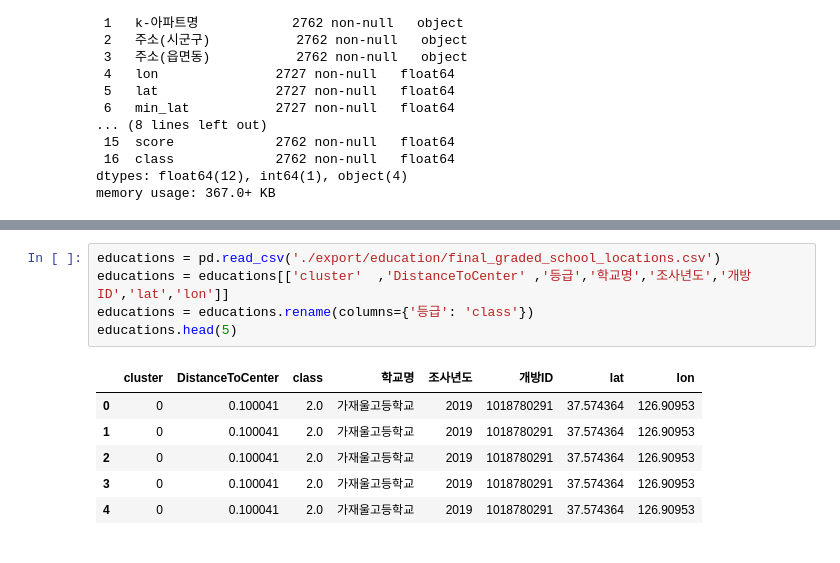
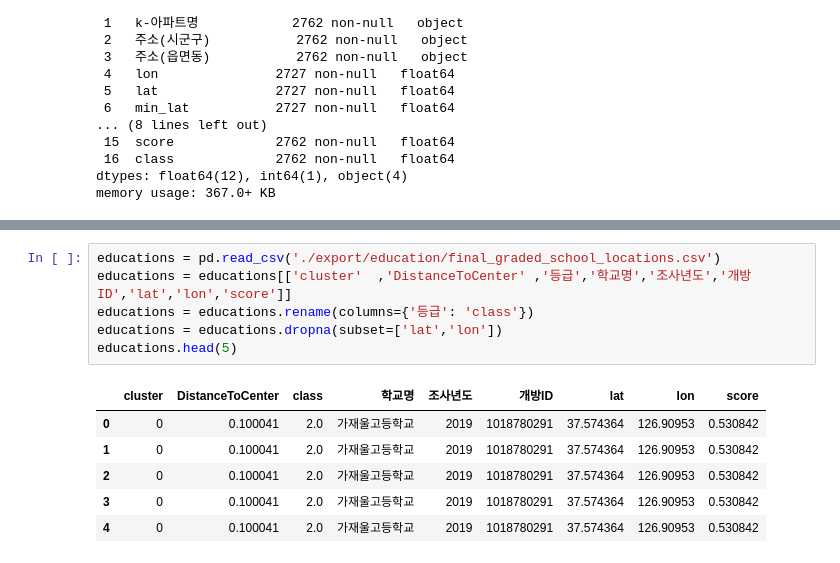
Before and after one commit to fenpon/Machine-Learning-Project1, a Jupyter notebook: mainModel.ipynb, the cells around one changed output, grey strips where cells are left out. Saved outputs shown, nothing was run; the diff lists cells and outputs as text.

```diff
--- a/mainModel.ipynb
+++ b/mainModel.ipynb
@@ -52,13 +56,14 @@ aparts.head(5)
 | 4 | A13991016 | 월계동원베네스트 | 노원구 | 월계동 | 127.058220 | 37.631732 | 37.604732 | 37.658732 | 127.031220 | 127.085220 | 0.729308 | ... |
 # %%
 educations = pd.read_csv('./export/education/final_graded_school_locations.csv')
-educations = educations[['cluster'	,'DistanceToCenter'	,'등급','학교명','조사년도','개방ID','lat','lon']]
+educations = educations[['cluster'	,'DistanceToCenter'	,'등급','학교명','조사년도','개방ID','lat','lon','score']]
 educations = educations.rename(columns={'등급': 'class'})
+educations = educations.dropna(subset=['lat','lon'])
 educations.head(5)
 # %% [output]
-|  | cluster | DistanceToCenter | class | 학교명 | 조사년도 | 개방ID | lat | lon |
-| 0 | 0 | 0.100041 | 2.0 | 가재울고등학교 | 2019 | 1018780291 | 37.574364 | 126.90953 |
-| 1 | 0 | 0.100041 | 2.0 | 가재울고등학교 | 2019 | 1018780291 | 37.574364 | 126.90953 |
-| 2 | 0 | 0.100041 | 2.0 | 가재울고등학교 | 2019 | 1018780291 | 37.574364 | 126.90953 |
-| 3 | 0 | 0.100041 | 2.0 | 가재울고등학교 | 2019 | 1018780291 | 37.574364 | 126.90953 |
-| 4 | 0 | 0.100041 | 2.0 | 가재울고등학교 | 2019 | 1018780291 | 37.574364 | 126.90953 |
+|  | cluster | DistanceToCenter | class | 학교명 | 조사년도 | 개방ID | lat | lon | score |
+| 0 | 0 | 0.100041 | 2.0 | 가재울고등학교 | 2019 | 1018780291 | 37.574364 | 126.90953 | 0.530842 |
+| 1 | 0 | 0.100041 | 2.0 | 가재울고등학교 | 2019 | 1018780291 | 37.574364 | 126.90953 | 0.530842 |
+| 2 | 0 | 0.100041 | 2.0 | 가재울고등학교 | 2019 | 1018780291 | 37.574364 | 126.90953 | 0.530842 |
+| 3 | 0 | 0.100041 | 2.0 | 가재울고등학교 | 2019 | 1018780291 | 37.574364 | 126.90953 | 0.530842 |
+| 4 | 0 | 0.100041 | 2.0 | 가재울고등학교 | 2019 | 1018780291 | 37.574364 | 126.90953 | 0.530842 |
```
Also changed, not shown: parts of 20 cells of this notebook, 9 other files.
